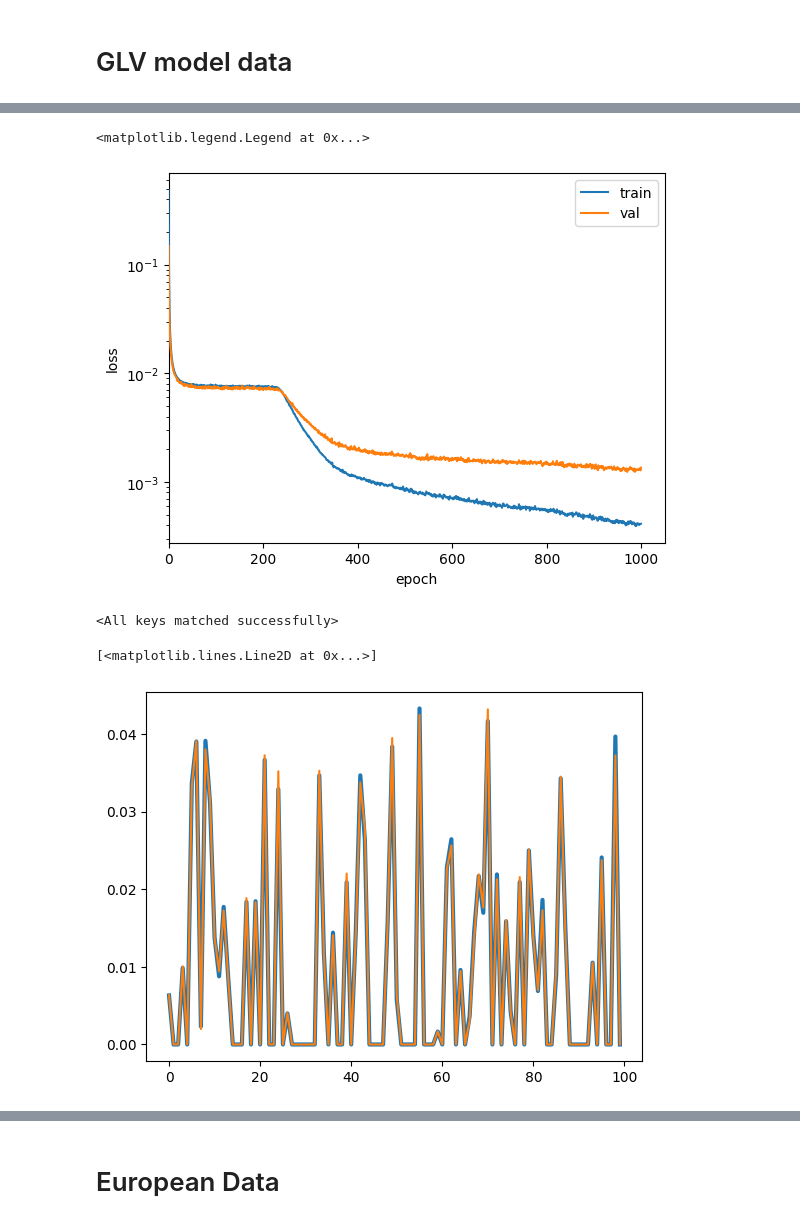
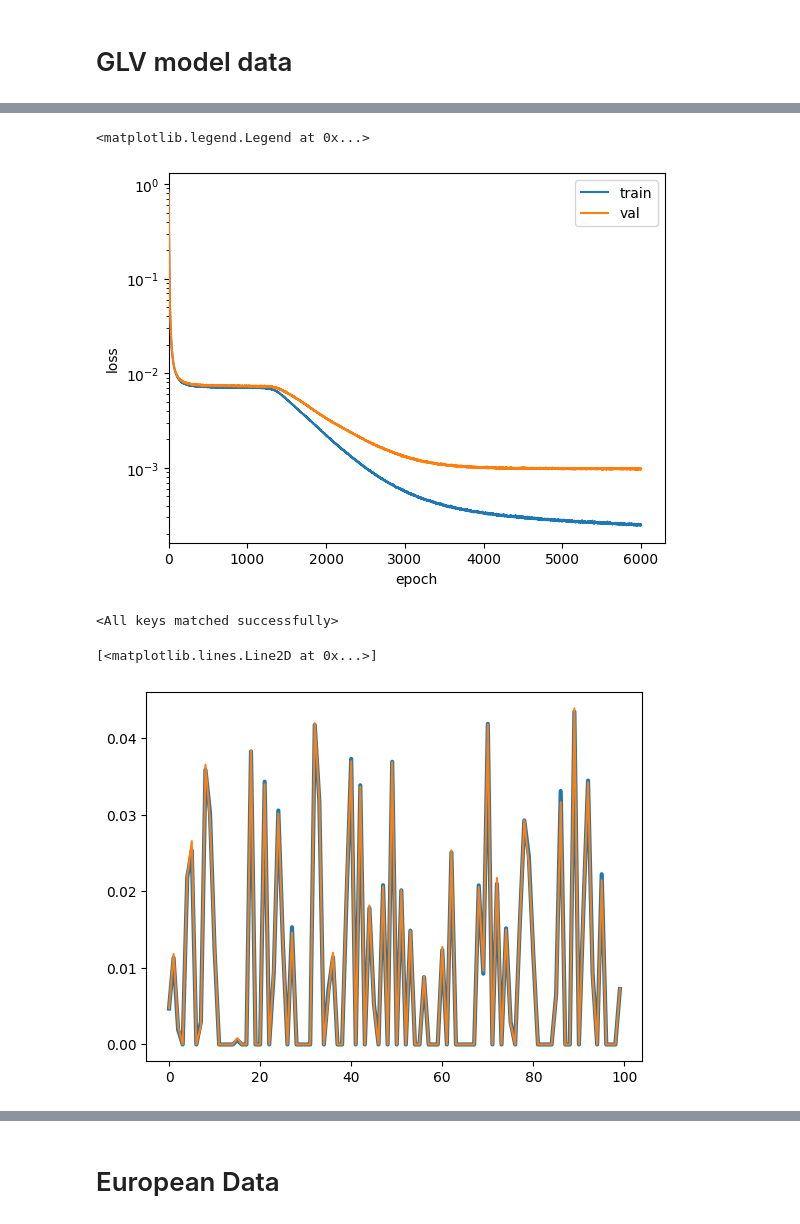
Before and after one commit to rkdan/Keystone, a Jupyter notebook: notebook.ipynb, the cells around one changed output, grey strips where cells are left out. Drawn from its saved outputs; the diff is of its cells as text; code cells hidden in the pictures.

```diff
--- a/notebook.ipynb
+++ b/notebook.ipynb
@@ -14,14 +14,25 @@ import matplotlib.pyplot as plt
 # %% [markdown]
 # GLV model data
 # %%
+# training_params = SimpleNamespace(
+#         file_path = './data/DKI_data/Ptrain.csv',
+#         batch_size = 32,
+#         val_size = 0.1,
+#         lr = 0.01,
+#         epochs = 5000,
+#         verbosity = 500,
+#         layers = [512],
+#         output_name = 'DKI_data_NLLoss',
+#     )
+
 training_params = SimpleNamespace(
         file_path = './data/DKI_data/Ptrain.csv',
-        batch_size = 16,
+        batch_size = 32,
         val_size = 0.1,
-        lr = 0.05,
-        epochs = 1000,
-        verbosity = 10,
-        layers = [100],
+        lr = 0.005,
+        epochs = 6000,
+        verbosity = 500,
+        layers = [256],
         output_name = 'DKI_data_NLLoss',
     )
 # %%
@@ -53,10 +59,10 @@ plt.xlim(0,)
 plt.legend()
 # %% [output]
 <matplotlib.legend.Legend at 0x...>
-[figure, old version]
+[figure, new version]
 # %%
 state_dict = torch.load('./models/DKI_data_NLLoss_net.pt')
-net = Net(100, 100, layers=[100])
+net = Net(100, 100, layers=[256])
 net.load_state_dict(state_dict)
 # %% [output]
 <All keys matched successfully>
@@ -66,14 +72,14 @@ import torch.nn.functional as F
 X, Y = process_data('./data/DKI_data/Ptrain.csv')
 K = calculate_keystone_array(X, Y, net)
 # %%
-i = 150
-predicted = net(torch.tensor(X[i]).unsqueeze(0))
-predicted = F.softmax(predicted)
-plt.plot(Y[i], label='true', lw=3)
+x_batch, y_batch = next(iter(val_loader))
+i = 1
+predicted = torch.exp(net(torch.tensor(x_batch[i]).unsqueeze(0)))
+plt.plot(y_batch[i], label='true', lw=3)
 plt.plot(predicted.detach().numpy().T, label='predicted')
 # %% [output]
 [<matplotlib.lines.Line2D at 0x...>]
-[figure, old version]
+[figure, new version]
 # %%
 sns.heatmap(K)
 # %% [output]
```
Also changed, not shown: parts of 24 cells of this notebook, 3 other files.
